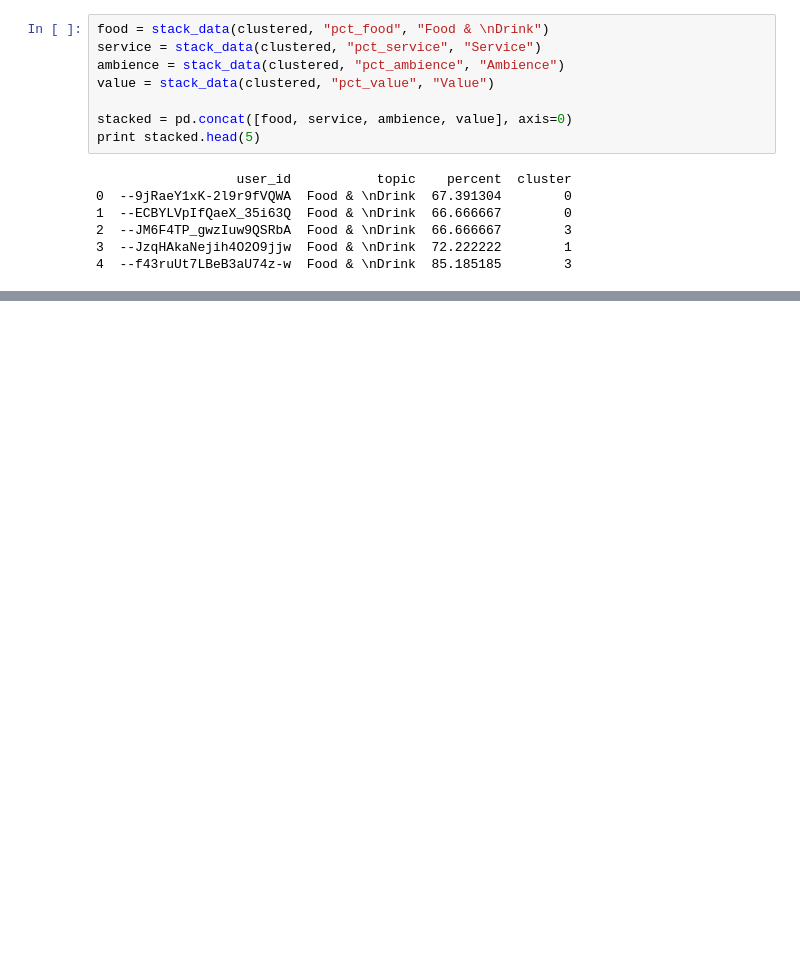
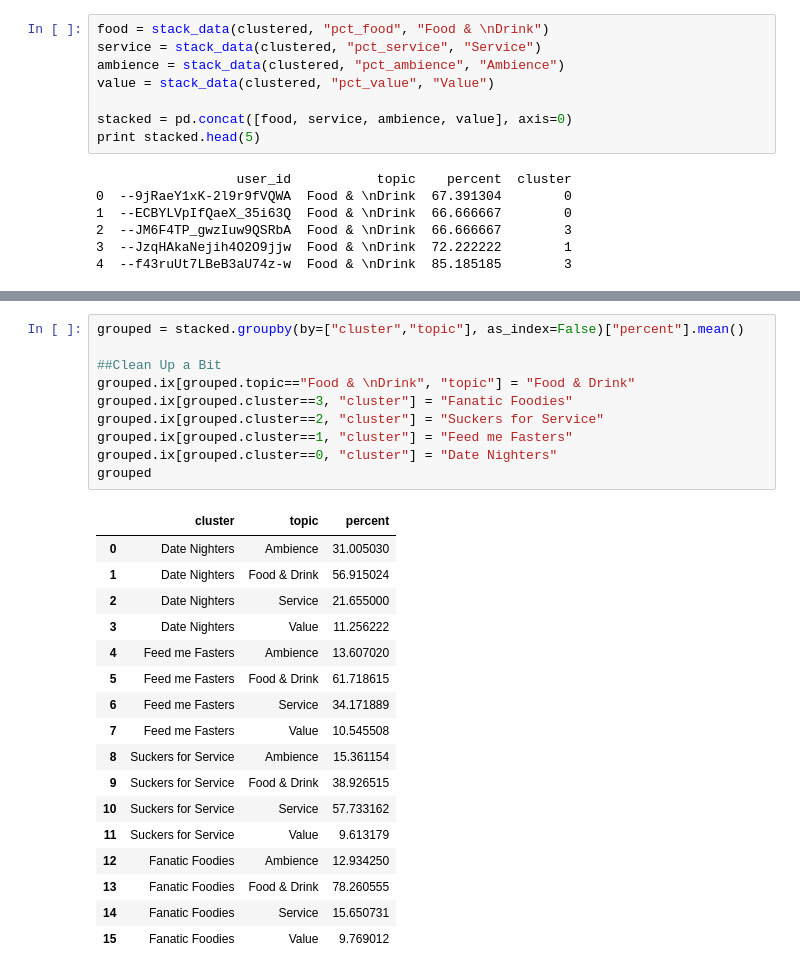
Before and after one commit to whugue/Yelp-User-Similarity, a Jupyter notebook: Yelp-Viz.ipynb, the cells around one changed output, grey strips where cells are left out. Saved outputs shown, nothing was run; the diff lists cells and outputs as text; blank space fills up the shorter version.

```diff
--- a/Yelp-Viz.ipynb
+++ b/Yelp-Viz.ipynb
@@ -285,0 +203,28 @@ clustered.groupby(by="cluster")[["pct_food","pct_service","pct_ambience","pct_va
+# %%
+grouped = stacked.groupby(by=["cluster","topic"], as_index=False)["percent"].mean()
+
+##Clean Up a Bit
+grouped.ix[grouped.topic=="Food & \nDrink", "topic"] = "Food & Drink"
+grouped.ix[grouped.cluster==3, "cluster"] = "Fanatic Foodies"
+grouped.ix[grouped.cluster==2, "cluster"] = "Suckers for Service"
+grouped.ix[grouped.cluster==1, "cluster"] = "Feed me Fasters"
+grouped.ix[grouped.cluster==0, "cluster"] = "Date Nighters"
+grouped
+# %% [output]
+|  | cluster | topic | percent |
+| 0 | Date Nighters | Ambience | 31.005030 |
+| 1 | Date Nighters | Food & Drink | 56.915024 |
+| 2 | Date Nighters | Service | 21.655000 |
+| 3 | Date Nighters | Value | 11.256222 |
+| 4 | Feed me Fasters | Ambience | 13.607020 |
+| 5 | Feed me Fasters | Food & Drink | 61.718615 |
+| 6 | Feed me Fasters | Service | 34.171889 |
+| 7 | Feed me Fasters | Value | 10.545508 |
+| 8 | Suckers for Service | Ambience | 15.361154 |
+| 9 | Suckers for Service | Food & Drink | 38.926515 |
+| 10 | Suckers for Service | Service | 57.733162 |
+| 11 | Suckers for Service | Value | 9.613179 |
+| 12 | Fanatic Foodies | Ambience | 12.934250 |
+| 13 | Fanatic Foodies | Food & Drink | 78.260555 |
+| 14 | Fanatic Foodies | Service | 15.650731 |
+| 15 | Fanatic Foodies | Value | 9.769012 |
```
Also changed, not shown: parts of 34 cells of this notebook, 1 other file.
